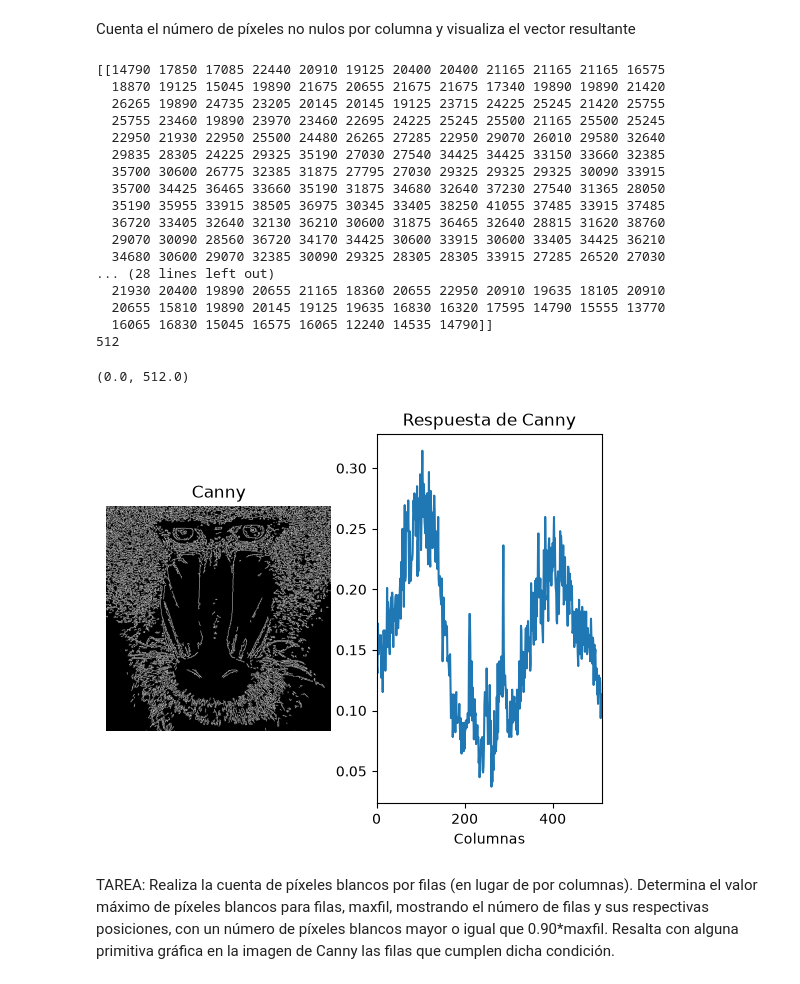
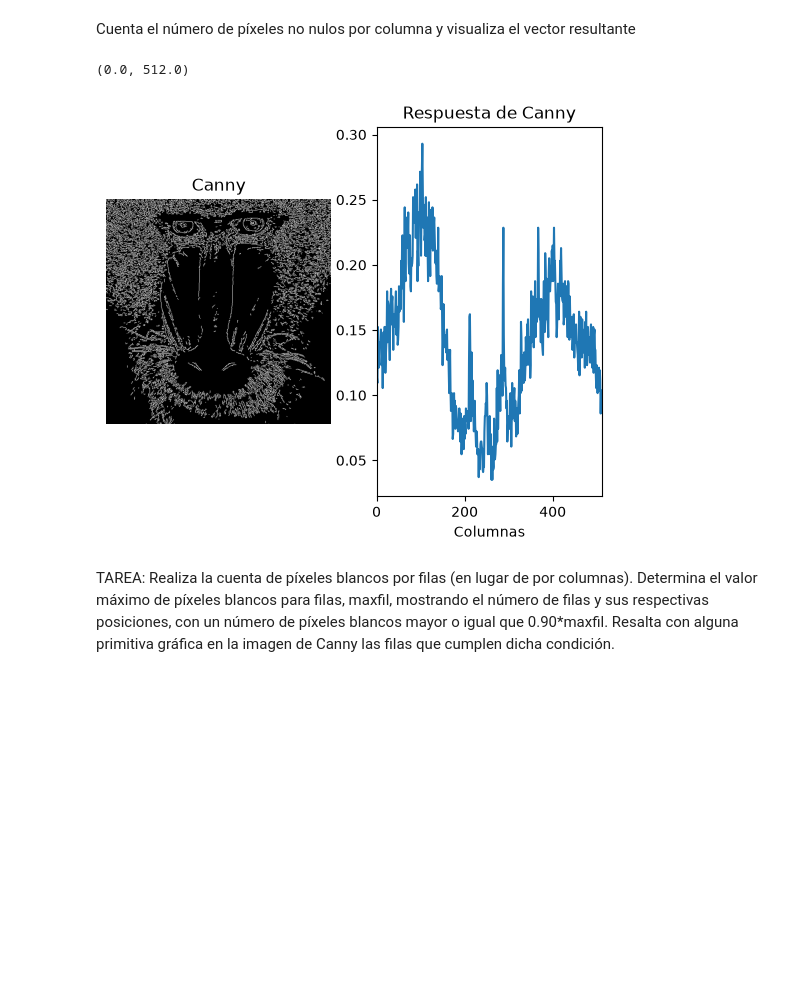
Before and after one commit to tigor7/VC, a Jupyter notebook: P2/VC_P2.ipynb, the cells around one changed output. Saved outputs shown, nothing was run; the diff lists cells and outputs as text; code cells hidden in the pictures; blank space fills up the shorter version.

```diff
--- a/P2/VC_P2.ipynb
+++ b/P2/VC_P2.ipynb
@@ -122,50 +14,35 @@ plt.show()
 Cuenta el número de píxeles no nulos por columna y visualiza el vector resultante
 # %%
 #El contenido de la imagen resultado de Canny, son valores 0 o 255, lo compruebas al descomentar
+gris = cv2.cvtColor(img, cv2.COLOR_BGR2GRAY)
+canny = cv2.Canny(gris, 180, 250) #prueba a jugar con umbrales (entre 0 y 255)
+
 
 #Cuenta el número de píxeles blancos (255) por columna
 #Suma los valores de los pixeles por columna
 col_counts = cv2.reduce(canny, 0, cv2.REDUCE_SUM, dtype=cv2.CV_32SC1)
-print(col_counts)
-# print(col_counts)
+
 #Normaliza en base al número de filas, primer valor devuelto por shape, y al valor máximo del píxel (255)
 #El resultado será el número de píxeles blancos por columna
 cols = col_counts[0] / (255 * canny.shape[0])
-print(canny.shape[0])
+
 #Muestra dicha cuenta gráficamente
 plt.figure()
 plt.subplot(1, 2, 1)
 plt.axis("off")
 plt.title("Canny")
 plt.imshow(canny, cmap='gray')
 
 plt.subplot(1, 2, 2)
 plt.title("Respuesta de Canny")
 plt.xlabel("Columnas")
 plt.ylabel("% píxeles")
 plt.plot(cols)
 #Rango en x definido por las columnas
 plt.xlim([0, canny.shape[1]])
 # %% [output]
-[[14790 17850 17085 22440 20910 19125 20400 20400 21165 21165 21165 16575
-  18870 19125 15045 19890 21675 20655 21675 21675 17340 19890 19890 21420
-  26265 19890 24735 23205 20145 20145 19125 23715 24225 25245 21420 25755
-  25755 23460 19890 23970 23460 22695 24225 25245 25500 21165 25500 25245
-  22950 21930 22950 25500 24480 26265 27285 22950 29070 26010 29580 32640
-  29835 28305 24225 29325 35190 27030 27540 34425 34425 33150 33660 32385
-  35700 30600 26775 32385 31875 27795 27030 29325 29325 29325 30090 33915
-  35700 34425 36465 33660 35190 31875 34680 32640 37230 27540 31365 28050
-  35190 35955 33915 38505 36975 30345 33405 38250 41055 37485 33915 37485
-  36720 33405 32640 32130 36210 30600 31875 36465 32640 28815 31620 38760
-  29070 30090 28560 36720 34170 34425 30600 33915 30600 33405 34425 36210
-  34680 30600 29070 32385 30090 29325 28305 28305 33915 27285 26520 27030
-... (28 lines left out)
-  21930 20400 19890 20655 21165 18360 20655 22950 20910 19635 18105 20910
-  20655 15810 19890 20145 19125 19635 16830 16320 17595 14790 15555 13770
-  16065 16830 15045 16575 16065 12240 14535 14790]]
-512
+(0.0, 512.0)
-(0.0, 512.0)
-[figure, old version]
+[figure, new version]
 # %% [markdown]
 TAREA: Realiza la cuenta de píxeles blancos por filas (en lugar de por columnas). Determina el valor máximo de píxeles blancos para filas, maxfil, mostrando el número de filas y sus respectivas posiciones, con un número de píxeles blancos mayor o igual que 0.90*maxfil. Resalta con alguna primitiva gráfica en la imagen de Canny las filas que cumplen dicha condición.
 # %%
```
Also changed, not shown: parts of 29 cells of this notebook.
